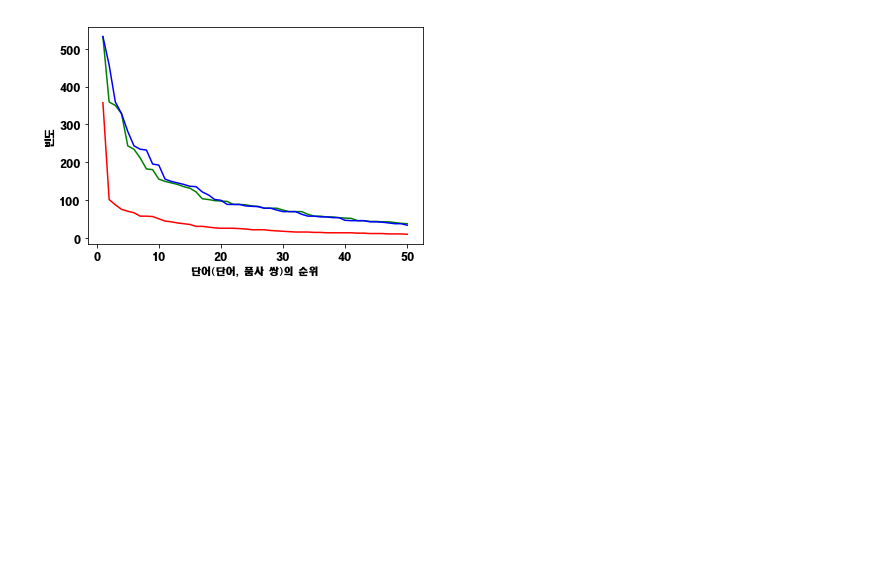
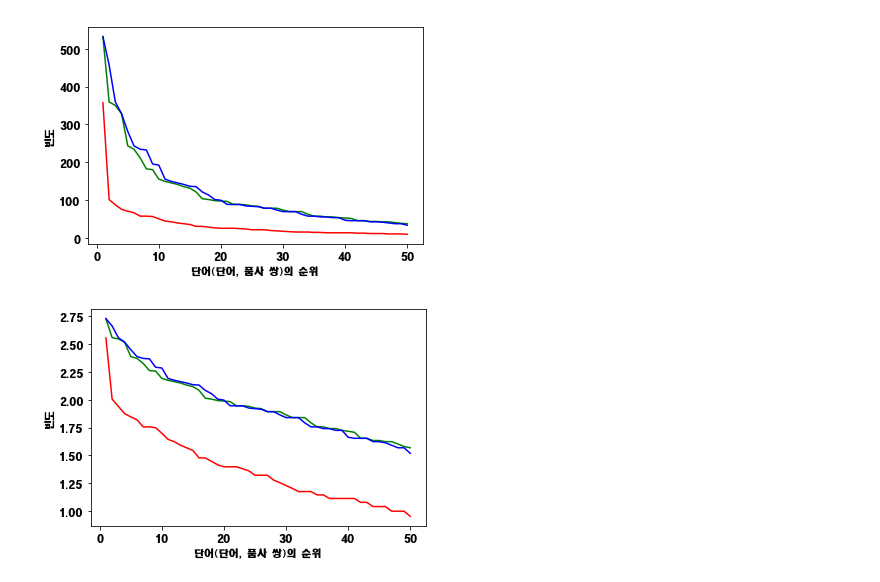
Before and after one commit to deeperence/ICT_AI_AdvanceClass_NLP, a Jupyter notebook: 0320_main.ipynb, the cells around one changed output. Cells and saved outputs as stored; diff of their text form; code cells hidden in the pictures; blank space fills up the shorter version.

```diff
--- a/0320_main.ipynb
+++ b/0320_main.ipynb
@@ -437,0 +408,26 @@ freqTagged.N(), freqTagged.most_common(50)
+# %%
+# 형태소 분석 후의 그래프 출력해보기
+x = range(1,51)
+
+y = [pair[1] for pair in rawList.most_common(50)]
+yy = [pair[1] for pair in pairList.most_common(50)]
+yyy = [pair[1] for pair in wordList.most_common(50)]
+
+_y = [math.log10(_) for _ in y]
+_yy = [math.log10(_) for _ in yy]
+_yyy = [math.log10(_) for _ in yyy]
+
+# _x = range(1,11)
+# _yy = [pair[1] for pair in freqPos.most_common(10)]
+
+plt.plot(x, _y, 'r-')
+plt.plot(x, _yy, 'g-')
+plt.plot(x, _yyy, 'b-')
+plt.xlabel('단어(단어, 품사 쌍)의 순위')
+plt.ylabel('빈도')
+plt.show()
+
+# 형태소 분석을 한 것이 좀 더 선형에 가까운 그래프를 보여준다.
+# 따라서 형태소분석을 거치고 난 결과값이 더 균등하므로 학습에 유리하다.
+# %% [output]
+[figure, added]
```
Also changed, not shown: parts of 21 cells of this notebook, 6 other files.
